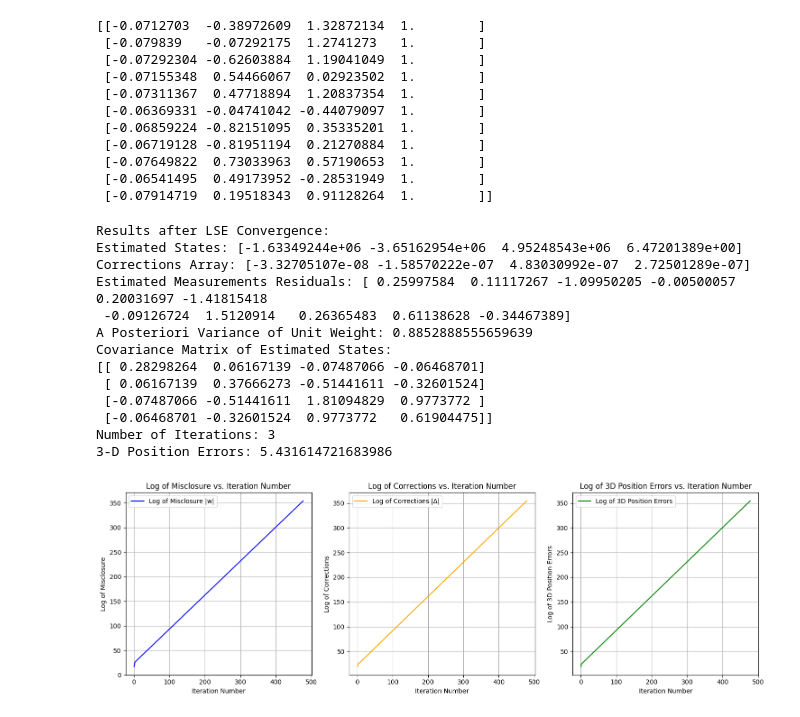
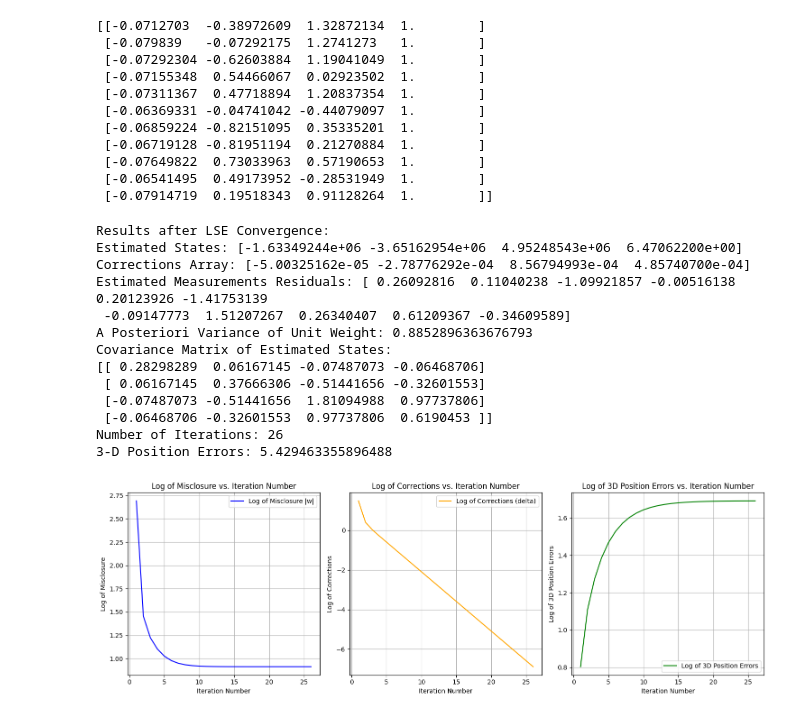
Before and after one commit to emallie-morinbarich/engg680_2024_fall, a Jupyter notebook: Lab_Assignment2/Assignment2.ipynb, the cells around one changed output. Drawn from its saved outputs; the diff is of its cells as text; code cells hidden in the pictures.

```diff
--- a/Lab_Assignment2/Assignment2.ipynb
+++ b/Lab_Assignment2/Assignment2.ipynb
@@ -545,8 +545,8 @@ while np.linalg.norm(delta[:3]) >= convergence_threshold and i < max_iterations:
     # Compute the corrections delta
 
 
-    delta = np.linalg.pinv(A.T @ P @ A + (np.eye(A.shape[1]) * 1e-4)) @ (A.T @ P @ w)
-    delta[3] = np.clip(delta[3], -1000, 1000)
+    delta = np.linalg.inv(A.T @ P @ A + (np.eye(A.shape[1])) * 1) @ (A.T @ P @ w)
+
     # Update the states
     x_hat = x_hat + delta  # Update position
 
@@ -598,18 +598,18 @@ print(f"3-D Position Errors: {err_pos}")
 # (7 marks)
 # %% [output]
 Results after LSE Convergence:
-Estimated States: [-1.63349244e+06 -3.65162954e+06  4.95248543e+06  6.47201389e+00]
-Corrections Array: [-3.32705107e-08 -1.58570222e-07  4.83030992e-07  2.72501289e-07]
-Estimated Measurements Residuals: [ 0.25997584  0.11117267 -1.09950205 -0.00500057  0.20031697 -1.41815418
- -0.09126724  1.5120914   0.26365483  0.61138628 -0.34467389]
-A Posteriori Variance of Unit Weight: 0.8852888555659639
+Estimated States: [-1.63349244e+06 -3.65162954e+06  4.95248543e+06  6.47062200e+00]
+Corrections Array: [-5.00325162e-05 -2.78776292e-04  8.56794993e-04  4.85740700e-04]
+Estimated Measurements Residuals: [ 0.26092816  0.11040238 -1.09921857 -0.00516138  0.20123926 -1.41753139
+ -0.09147773  1.51207267  0.26340407  0.61209367 -0.34609589]
+A Posteriori Variance of Unit Weight: 0.8852896363676793
 Covariance Matrix of Estimated States:
-[[ 0.28298264  0.06167139 -0.07487066 -0.06468701]
- [ 0.06167139  0.37666273 -0.51441611 -0.32601524]
- [-0.07487066 -0.51441611  1.81094829  0.9773772 ]
- [-0.06468701 -0.32601524  0.9773772   0.61904475]]
-Number of Iterations: 3
-3-D Position Errors: 5.431614721683986
+[[ 0.28298289  0.06167145 -0.07487073 -0.06468706]
+ [ 0.06167145  0.37666306 -0.51441656 -0.32601553]
+ [-0.07487073 -0.51441656  1.81094988  0.97737806]
+ [-0.06468706 -0.32601553  0.97737806  0.6190453 ]]
+Number of Iterations: 26
+3-D Position Errors: 5.429463355896488
 # %%
 # step 11
 # Comment on the computed A Posteriori Variance of Unit Weight value and the Covariance matrix of estimated states
@@ -629,40 +629,38 @@ plt.figure(figsize=(15, 5))
 plt.subplot(1, 3, 1)
 norm_w = [np.linalg.norm(w) for w in arr_w]  # Compute the norm of misclosure for each iteration
 plt.plot(arr_i, np.log(np.abs(norm_w)), label='Log of Misclosure |w|', color='blue')
-#plt.plot(arr_i, np.log(np.linalg.norm(arr_w, axis=1)), label='Log of Misclosure |w|', color='blue')
 plt.title('Log of Misclosure vs. Iteration Number')
 plt.xlabel('Iteration Number')
 plt.ylabel('Log of Misclosure')
 plt.grid()
 plt.legend()
 
 # 2. Plot log of the corrections delta against the LSQ iteration number i
 # (1 marks)
 plt.subplot(1, 3, 2)
-norm_delta = [np.linalg.norm(d[:3]) for d in arr_delta]  # Compute the norm of corrections for each iteration
+norm_delta = [np.linalg.norm(d) for d in arr_delta]  # Compute the norm of corrections for each iteration
 plt.plot(arr_i, np.log(np.abs(norm_delta)), label='Log of Corrections (delta)', color='orange')
-#plt.plot(arr_i, np.log(np.linalg.norm(arr_delta, axis=1)), label='Log of Corrections |Δ|', color='orange')
 plt.title('Log of Corrections vs. Iteration Number')
 plt.xlabel('Iteration Number')
 plt.ylabel('Log of Corrections')
 plt.grid()
 plt.legend()
 
 # 3. Plot log of the 3D position errors against the LSQ iteration number i
 # (1 marks)
 plt.subplot(1, 3, 3)
 plt.plot(arr_i, np.log(np.abs(arr_err_pos)), label='Log of 3D Position Errors', color='green')
 plt.title('Log of 3D Position Errors vs. Iteration Number')
 plt.xlabel('Iteration Number')
 plt.ylabel('Log of 3D Position Errors')
 plt.grid()
 plt.legend()
 
 
 plt.tight_layout()
 plt.show()
 # %% [output]
-[figure, old version]
+[figure, new version]
 # %%
 
 # step 13
```
Also changed, not shown: parts of 1 cell of this notebook.
